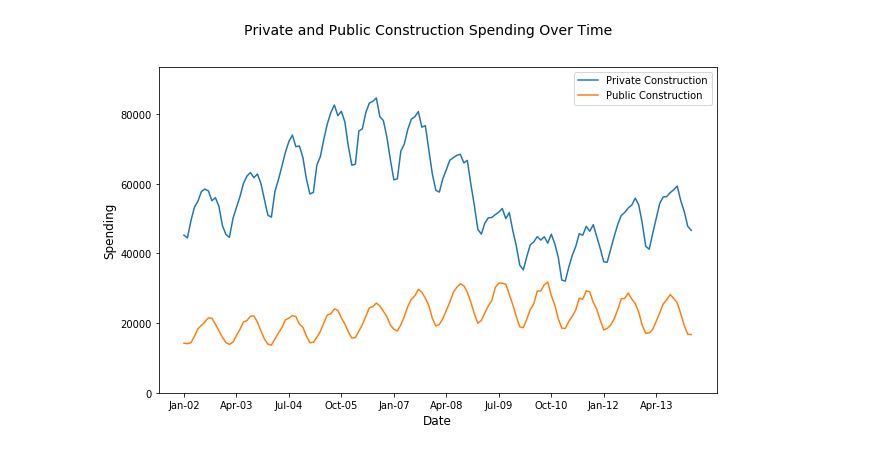
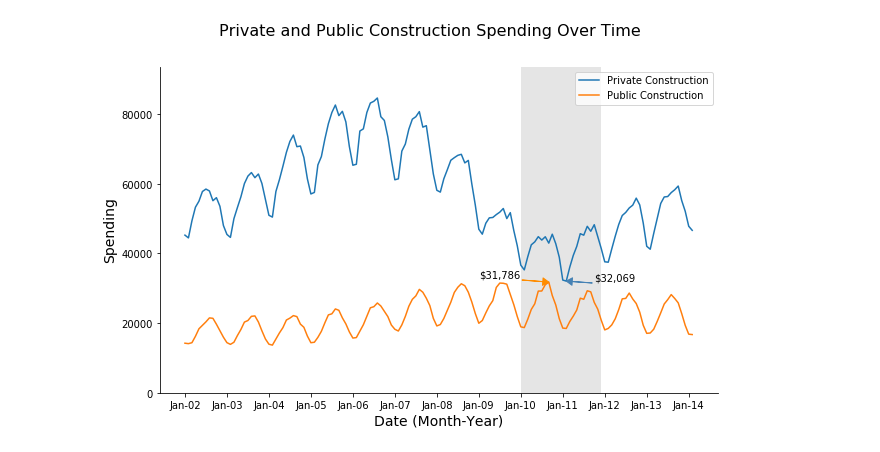
Before and after one commit to Cherylngo/cherylngo.github.io, a Jupyter notebook: Data Visualization/M3Graphing.ipynb, the cells around one changed output. Drawn from its saved outputs; the diff is of its cells as text; code cells hidden in the pictures.

```diff
--- a/Data Visualization/M3Graphing.ipynb
+++ b/Data Visualization/M3Graphing.ipynb
@@ -21,17 +12,24 @@ df_construct.head()
 # %%
+df_construct.index = pd.DatetimeIndex(freq='m', start=pd.Timestamp(year=2002, month=1, day=31), periods = len(df_construct['Month-Year']))
+
 fig,ax=plt.subplots()
 ax.plot(df_construct['Month-Year'],df_construct['Private Construction'])
 ax.plot(df_construct['Month-Year'],df_construct['Public Construction'])
 
 ax.set_ylim(0,max(df_construct['Private Construction'])+9000)
 ax.legend(loc=1)
-ax.set_xticks(df_construct['Month-Year'][::15])
-ax.set_xticklabels(df_construct['Month-Year'][::15])
+ax.set_xticks(df_construct['Month-Year'][::12])
+ax.set_xticklabels(df_construct['Month-Year'][::12])
 
 fig.set_size_inches(10,6)
-fig.suptitle('Private and Public Construction Spending Over Time',size='14')
-ax.set_xlabel('Date', size='12')
-ax.set_ylabel('Spending', size='12')
+fig.suptitle('Private and Public Construction Spending Over Time',size='16')
+ax.set_xlabel('Date (Month-Year)', size='14')
+ax.set_ylabel('Spending', size='14')
+ax.spines['right'].set_visible(False)
+ax.spines['top'].set_visible(False)
+ax.axvspan('Jan-10','Dec-11',facecolor='k',alpha=0.1)
+plt.annotate(s="$31,786",xy=('Sep-10',31786),xytext=('Jan-09',33000),arrowprops=dict(color='darkorange', width=.1, headwidth=7.5,headlength=6))
+plt.annotate(s="$32,069",xy=('Feb-11',32069),xytext=('Oct-11',32069),arrowprops=dict(color='steelblue', width=.1, headwidth=7.5,headlength=6))
 plt.show()
 # %% [output]
-[figure, old version]
+[figure, new version]
```
Also changed, not shown: parts of 9 cells of this notebook, 1 other file.
